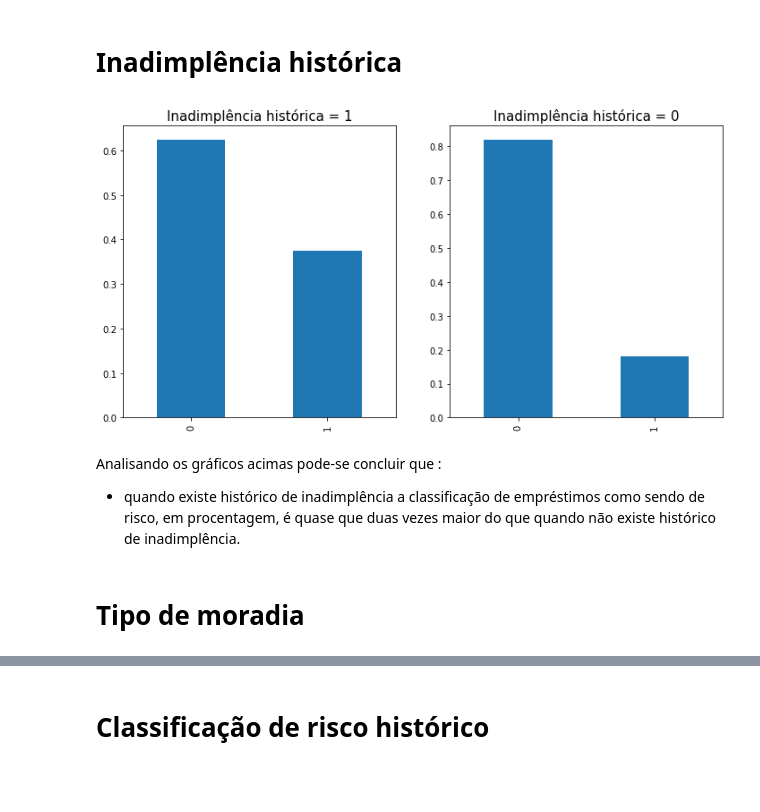
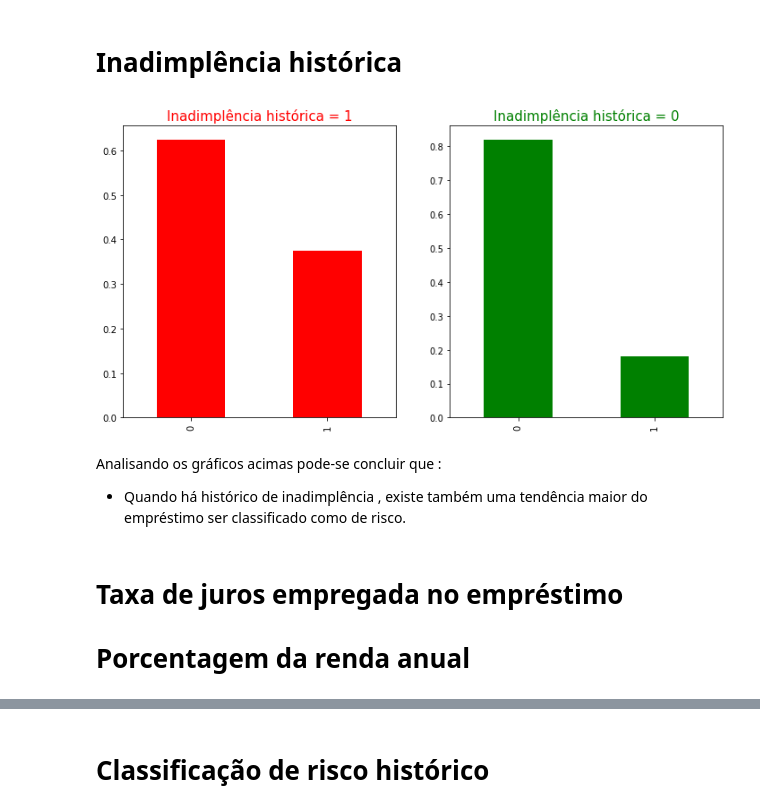
Before and after one commit to robertferro/analisando_risco_credito, a Jupyter notebook: risco_de_credito_analise_de_dados.ipynb, the cells around one changed output, grey strips where cells are left out. Drawn from its saved outputs; the diff is of its cells as text; code cells hidden in the pictures; blank space fills up the shorter version.

```diff
--- a/risco_de_credito_analise_de_dados.ipynb
+++ b/risco_de_credito_analise_de_dados.ipynb
@@ -45,9 +28,0 @@ memory usage: 3.6+ MB
-# %%
-from sklearn.preprocessing import LabelEncoder
-
-encoder = LabelEncoder()
-
-
-df['tipo_moradia_id']  = encoder.fit_transform(df['tipo_moradia'])
-df['objetivo_emprestimo_id']  = encoder.fit_transform(df['objetivo_emprestimo'])
-df['class_risco_historico_id']  = encoder.fit_transform(df['class_risco_historico'])
@@ -152,23 +81,28 @@ Analisando os gráficos acimas pode-se concluir que :
 # %%
 fig, ax = plt.subplots(1,2, figsize=(12,6))
 
 
-df[df['inadimplencia_hist'] ==1 ].risco_emprestimo.value_counts(normalize=True).plot(kind='bar',ax=ax[0])
-ax[0].set_title('Inadimplência histórica = 1',fontsize=15)
+df[df['inadimplencia_hist'] ==1 ].risco_emprestimo.value_counts(normalize=True).plot(kind='bar',ax=ax[0],color='r')
+ax[0].set_title('Inadimplência histórica = 1',fontsize=15, color='r')
 
-df[df['inadimplencia_hist'] == 0 ].risco_emprestimo.value_counts(normalize=True).plot(kind='bar',ax=ax[1])
-ax[1].set_title('Inadimplência histórica = 0',fontsize=15)
+
+df[df['inadimplencia_hist'] == 0 ].risco_emprestimo.value_counts(normalize=True).plot(kind='bar',ax=ax[1],color='green')
+ax[1].set_title('Inadimplência histórica = 0',fontsize=15,color='green')
 
 
 plt.show()
 # %% [output]
-[figure, old version]
+[figure, new version]
 # %% [markdown]
 Analisando os gráficos acimas pode-se concluir que :
 
-- quando existe histórico de inadimplência a classificação de empréstimos como sendo de risco, em procentagem, é quase que duas vezes maior do que quando não existe histórico de inadimplência.
+
+- Quando há histórico de inadimplência , existe também uma tendência maior do empréstimo ser classificado como de risco.
-# %% [markdown]
-# Tipo de moradia
+# %% [markdown]
+# Taxa de juros empregada no empréstimo
+
+
+# Porcentagem da renda anual
 # %%
 fig, ax = plt.subplots(1,2, figsize=(12,6))
 
```
Also changed, not shown: parts of 38 cells of this notebook, 1 other file.
